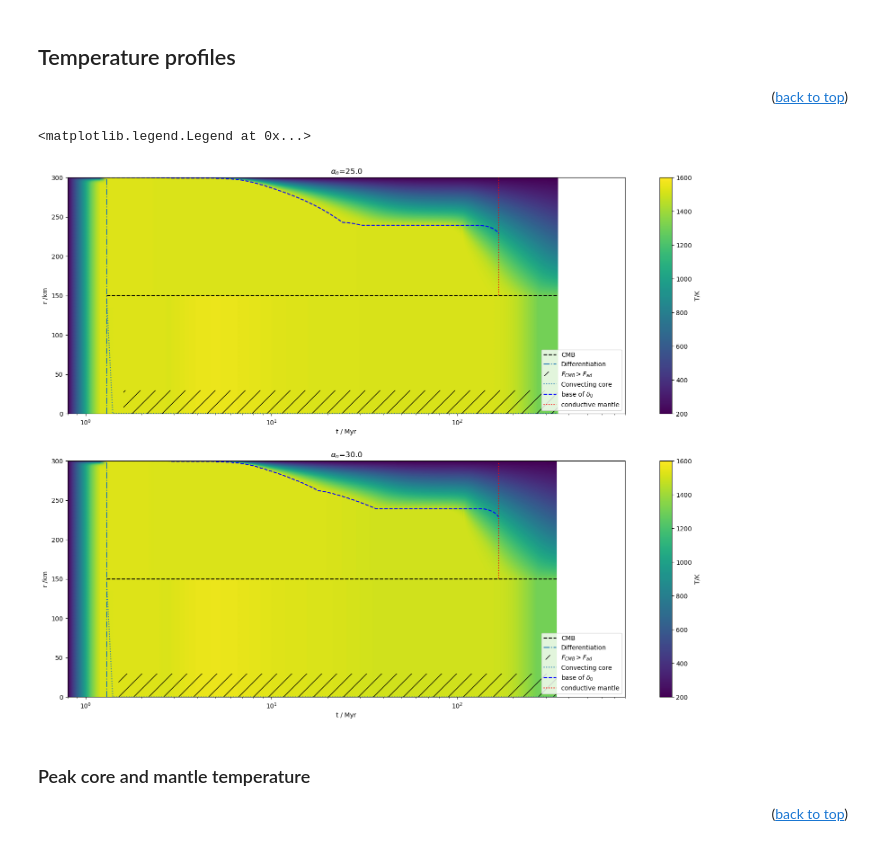
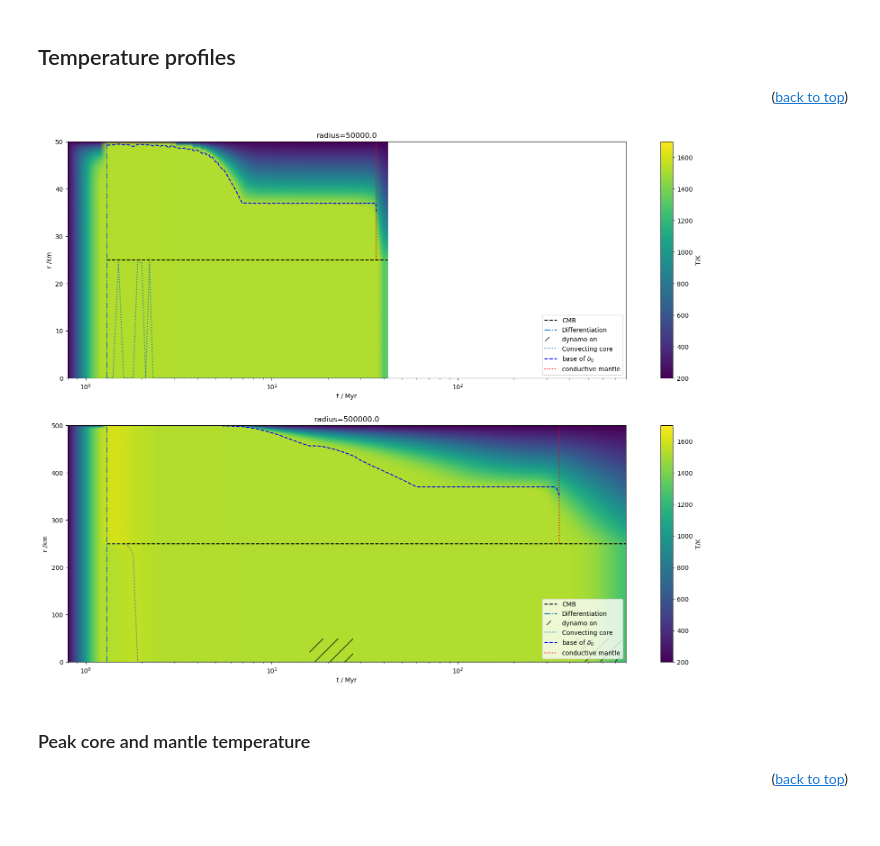
Before and after one commit to Hannah-RS/planetesimal-magnetic-history, a Jupyter notebook: Plotting_scripts/Single_var_comparison.ipynb, the cells around one changed output. Saved outputs shown, nothing was run; the diff lists cells and outputs as text; code cells hidden in the pictures.

Commit message:
Updated B field plotting for new saving and masked arrays

```diff
--- a/Plotting_scripts/Single_var_comparison.ipynb
+++ b/Plotting_scripts/Single_var_comparison.ipynb
@@ -43,7 +40,7 @@ colors = ['black','darkblue','blue','royalblue','cornflowerblue','paleturquoise'
 # %% [markdown]
 ## Import data
 # %%
-folder = 'Singlevar1/'
+folder = 'Singlevar2/'
 subfolders = {'rcmf':1,'eta0':2,'beta':3,'etal':4,'Xs_0':5,'Fe0':6,'alpha_n':7,'r':8}
 labels = {'rcmf':'$\\phi_{{RCMF}}$','eta0':'$\\eta_0$','beta':'$\\beta$','etal':'$\\eta_l$','Xs_0':'$X_{{s,0}}$','Fe0':'$^{{60}}Fe/^{{56}}Fe$','alpha_n':'$\\alpha_n$','r':'radius'}
 Myr = 365*24*3600*1e6 #number of s in Myr
@@ -91,6 +88,12 @@ Fcmb1 = Flux[1]
 Fad1 = Flux[2]
 Frad1 = Flux[3]
 
+#time for field to be on
+on11=var_results.loc[var_results['run']==minrun,'magon_1'].values[0]
+off11=var_results.loc[var_results['run']==minrun,'magoff_1'].values[0]
+on12=var_results.loc[var_results['run']==minrun,'magon_2'].values[0]
+off12=var_results.loc[var_results['run']==minrun,'magoff_2'].values[0]
+
 #get time for switch to conduction
 fcond_t1 = var_results.loc[var_results['run']==run,'fcond_t'].values[0]
 #Concatenate
@@ -126,6 +129,12 @@ Fs2 = Flux[0]
 Fcmb2 = Flux[1]
 Fad2 = Flux[2]
 Frad2 = Flux[3]
+
+#time for field to be on
+on21=var_results.loc[var_results['run']==maxrun,'magon_1'].values[0]
+off21=var_results.loc[var_results['run']==maxrun,'magoff_1'].values[0]
+on22=var_results.loc[var_results['run']==maxrun,'magon_2'].values[0]
+off22=var_results.loc[var_results['run']==maxrun,'magoff_2'].values[0]
 #get time for switch to conduction
 fcond_t2 = var_results.loc[var_results['run']==run,'fcond_t'].values[0]
 
@@ -152,43 +161,46 @@ plt.subplot(2,1,1)
 plt.pcolormesh(tall_1,rplot_1,Tall_1,shading = 'gouraud',vmin=200,vmax=1700)
 plt.hlines(rc1/1e3,min(t1),max(tall_1),linestyle='--',color='black',label='CMB')
 plt.vlines(t1[0],0,r1/1e3,linestyle='-.',label='Differentiation')
-plt.fill_betweenx([0,rc1/5e3],t1[np.where(Fcmb1>Fad1)[0]][0],t1[np.where(Fcmb1>Fad1)[0]][-1],alpha=0,hatch='/',label='$F_{CMB}>F_{ad}$')
+plt.fill_betweenx([0,rc1/5e3],on11,off11,alpha=0,hatch='/',label='dynamo on')
+if on12>0:
+    plt.fill_betweenx([0,rc1/5e3],on12,off12,alpha=0,hatch='/')
 plt.plot(t1,r_unstable1,linestyle='dotted',label='Convecting core')
 if np.any(t1/Myr<fcond_t1):
     plt.plot(t1[t1<=fcond_t1],(r1-d01[t1<=fcond_t1])/1e3,linestyle='dashed',label='base of $\delta_0$',color='blue')
     plt.vlines(t1[t1<=fcond_t1][-1],r1/1e3,rc1/1e3,linestyle='dotted',label='conductive mantle',color='red')
 #labels and limits
 plt.ylabel('r /km')
 plt.xlabel('t / Myr')
 plt.xlim([0.8,800])
 plt.colorbar(label='T/K')
 plt.title(f"{varlab}={var_data.loc[var_data['run']==minrun,var].values[0]}")
 plt.xscale('log')
 plt.legend(loc='lower right')
 
 #subplot 2 - max value
 plt.subplot(2,1,2)
 plt.pcolormesh(tall_2,rplot_2,Tall_2,shading = 'gouraud',vmin=200,vmax=1700)
 plt.hlines(rc2/1e3,min(t2),max(tall_2),linestyle='--',color='black',label='CMB')
 plt.vlines(t2[0],0,r2/1e3,linestyle='-.',label='Differentiation')
-plt.fill_betweenx([0,rc2/5e3],t2[np.where(Fcmb2>Fad2)[0]][0],t2[np.where(Fcmb2>Fad2)[0]][-1],alpha=0,hatch='/',label='$F_{CMB}>F_{ad}$')
+plt.fill_betweenx([0,rc2/5e3],on21,off21,alpha=0,hatch='/',label='dynamo on')
+if on22>0:
+    plt.fill_betweenx([0,rc2/5e3],on22,off22,alpha=0,hatch='/')
 plt.plot(t2,r_unstable2,linestyle='dotted',label='Convecting core')
 if np.any(t2/Myr<fcond_t2):
     plt.plot(t2[t2<=fcond_t2],(r2-d02[t2<=fcond_t2])/1e3,linestyle='dashed',label='base of $\delta_0$',color='blue')
     plt.vlines(t2[t2<=fcond_t2][-1],r2/1e3,rc2/1e3,linestyle='dotted',label='conductive mantle',color='red')
 #labels and limits
 plt.ylabel('r /km')
 plt.xlabel('t / Myr')
 plt.xlim([0.8,800])
 plt.colorbar(label='T/K')
 plt.title(f"{varlab}={var_data.loc[var_data['run']==maxrun,var].values[0]}")
 plt.xscale('log')
 plt.legend(loc='lower right')
 if save == True:
     plt.savefig(f'../Plots/{folder}/Tcomp_{var}.png',bbox_inches='tight')
 # %% [output]
-<matplotlib.legend.Legend at 0x...>
-[figure, old version]
+[figure, new version]
 # %% [markdown]
 ### Peak core and mantle temperature <a class="anchor" id="peakT"></a>
 <p align="right">(<a href="#top">back to top</a>)</p>
```
Also changed, not shown: parts of 20 cells of this notebook.
